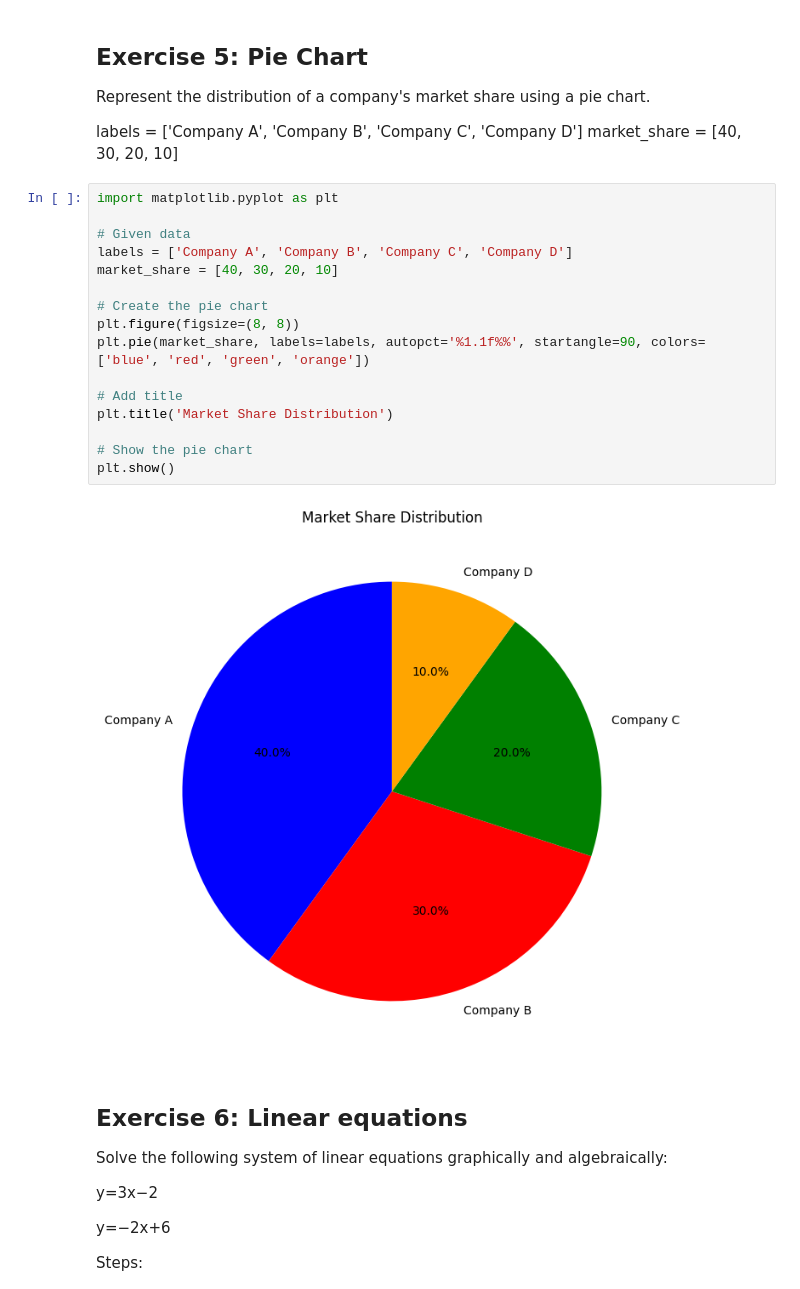
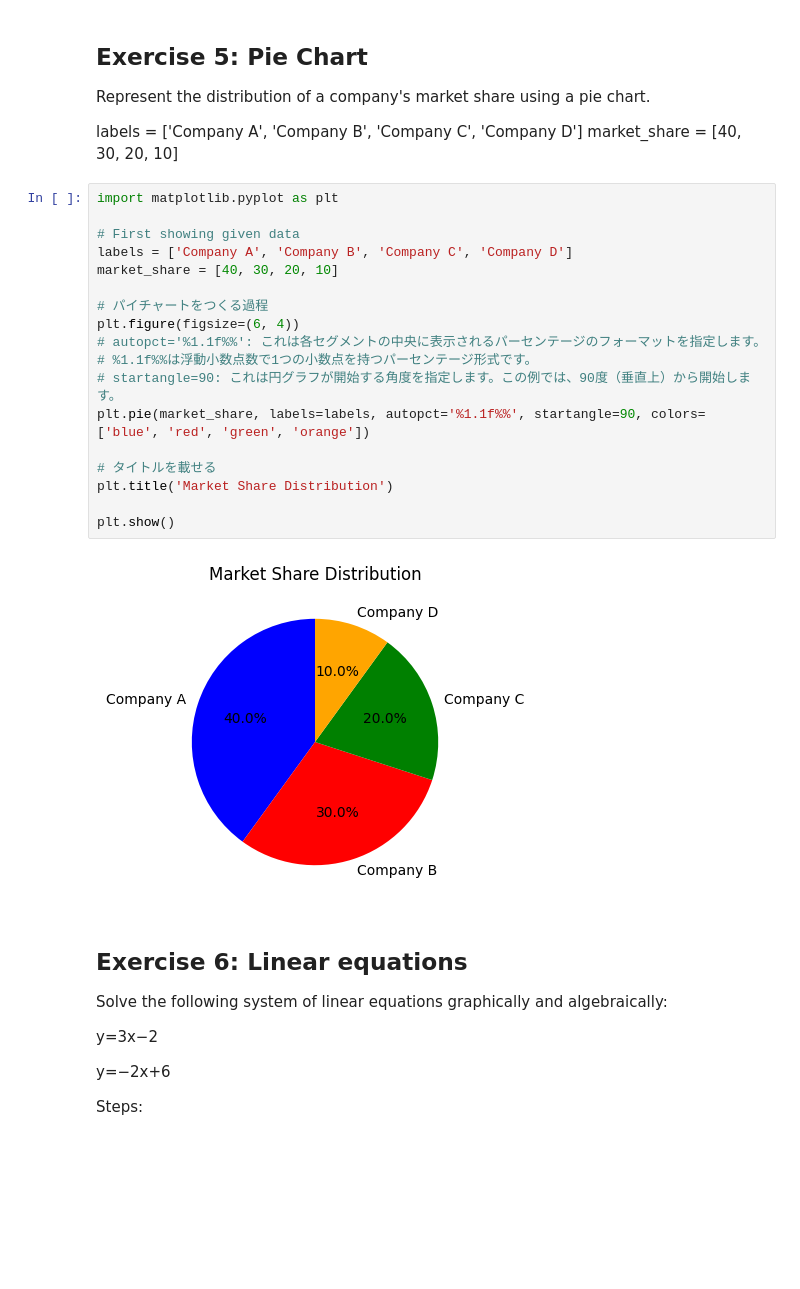
Before and after one commit to ChiakiNL/BI_2023, a Jupyter notebook: EDI3400_PD/W09_Matplotlib/Exercises.ipynb, the cells around one changed output. Cells and saved outputs as stored; diff of their text form; blank space fills up the shorter version.

```diff
--- a/EDI3400_PD/W09_Matplotlib/Exercises.ipynb
+++ b/EDI3400_PD/W09_Matplotlib/Exercises.ipynb
@@ -122,21 +130,23 @@ market_share = [40, 30, 20, 10]
 # %%
 import matplotlib.pyplot as plt
 
-# Given data
+# First showing given data
 labels = ['Company A', 'Company B', 'Company C', 'Company D']
 market_share = [40, 30, 20, 10]
 
-# Create the pie chart
-plt.figure(figsize=(8, 8))
+# パイチャートをつくる過程
+plt.figure(figsize=(6, 4))
+# autopct='%1.1f%%': これは各セグメントの中央に表示されるパーセンテージのフォーマットを指定します。
+# %1.1f%%は浮動小数点数で1つの小数点を持つパーセンテージ形式です。
+# startangle=90: これは円グラフが開始する角度を指定します。この例では、90度（垂直上）から開始します。
 plt.pie(market_share, labels=labels, autopct='%1.1f%%', startangle=90, colors=['blue', 'red', 'green', 'orange'])
 
-# Add title
+# タイトルを載せる
 plt.title('Market Share Distribution')
 
-# Show the pie chart
 plt.show()
 # %% [output]
-[figure, old version]
+[figure, new version]
 # %% [markdown]
 ## Exercise 6: Linear equations
 Solve the following system of linear equations graphically and algebraically:
```
Also changed, not shown: parts of 5 cells of this notebook.
